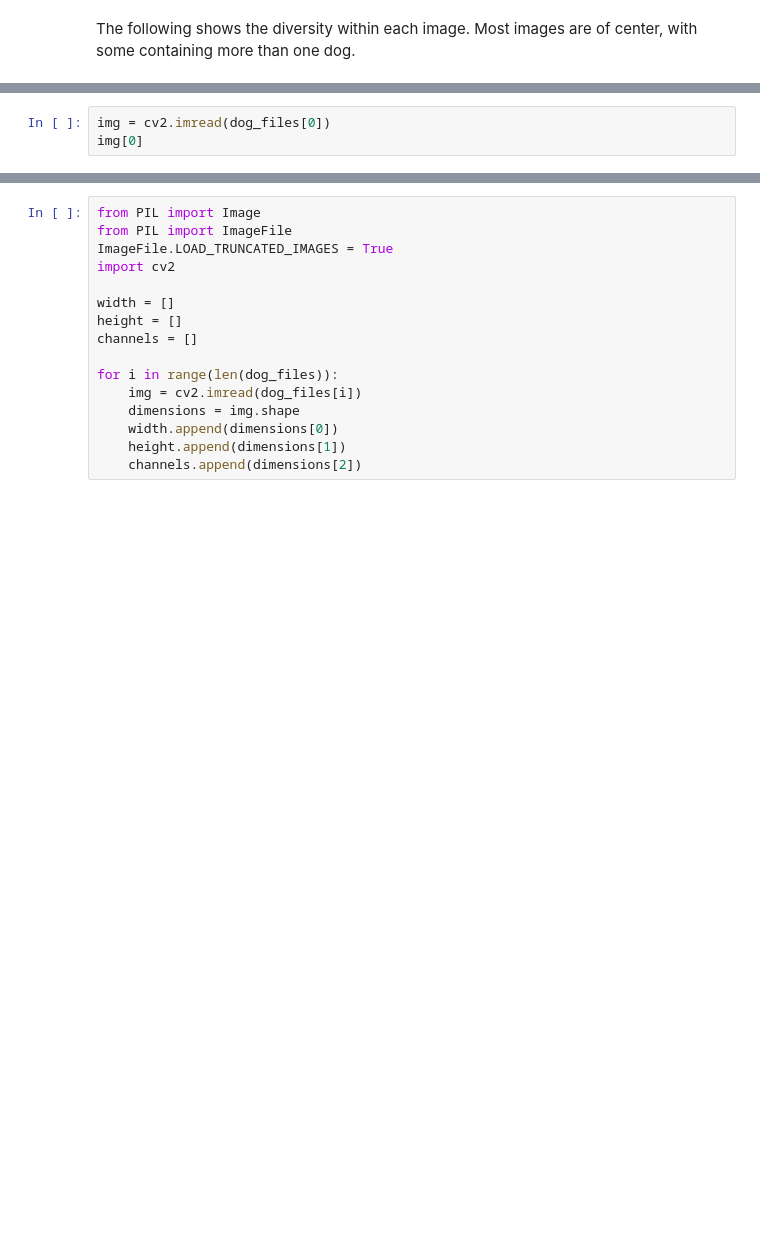
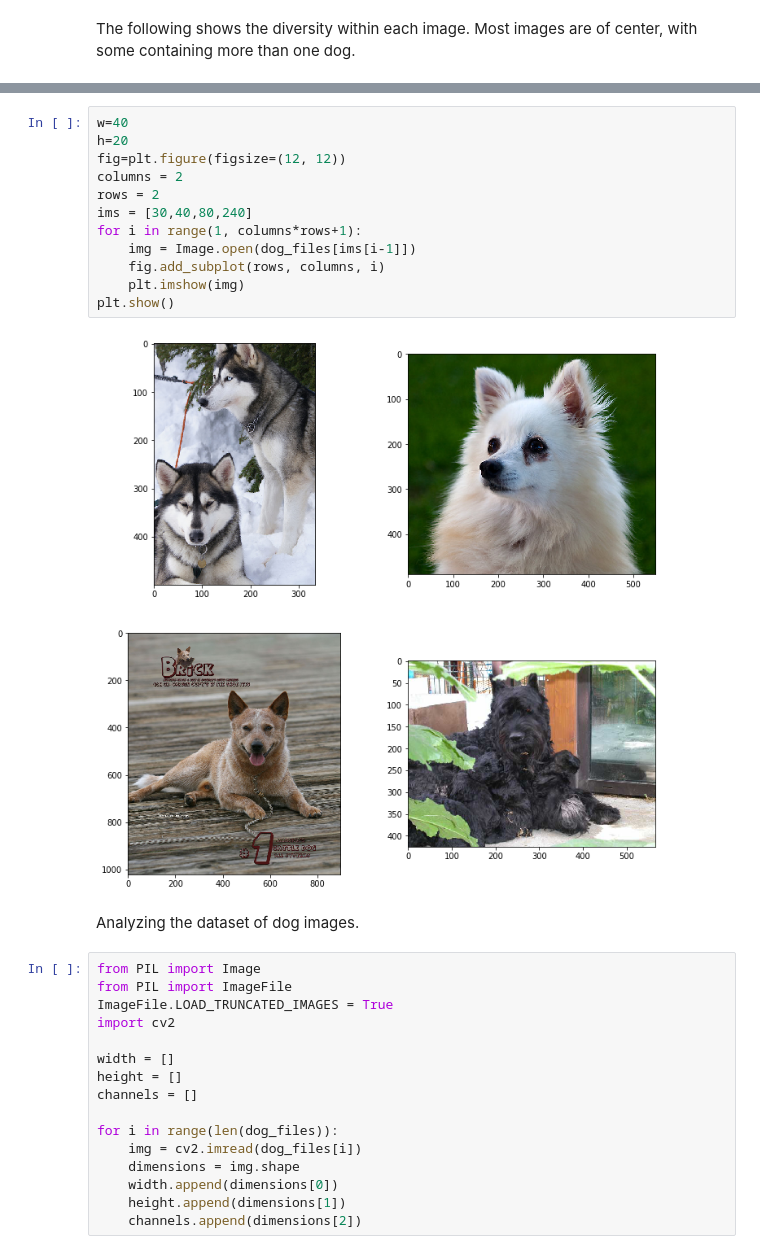
Before and after one commit to radleap/Project_CNN_Dog_Classification, a Jupyter notebook: project_dog_app.ipynb, the cells around one changed output, grey strips where cells are left out. Cells and saved outputs as stored; diff of their text form; blank space fills up the shorter version.

```diff
--- a/project_dog_app.ipynb
+++ b/project_dog_app.ipynb
@@ -97,3 +100,0 @@ Analyzing the image
-# %%
-img = cv2.imread(dog_files[0])
-img[0]
@@ -118,3 +103,19 @@ array([[148, 169, 171],
+# %%
+w=40
+h=20
+fig=plt.figure(figsize=(12, 12))
+columns = 2
+rows = 2
+ims = [30,40,80,240]
+for i in range(1, columns*rows+1):
+    img = Image.open(dog_files[ims[i-1]])
+    fig.add_subplot(rows, columns, i)
+    plt.imshow(img)
+plt.show()
+# %% [output]
+[figure, added]
+# %% [markdown]
+Analyzing the dataset of dog images.
 # %%
 from PIL import Image
 from PIL import ImageFile
```
Also changed, not shown: parts of 51 cells of this notebook, 5 other files.
